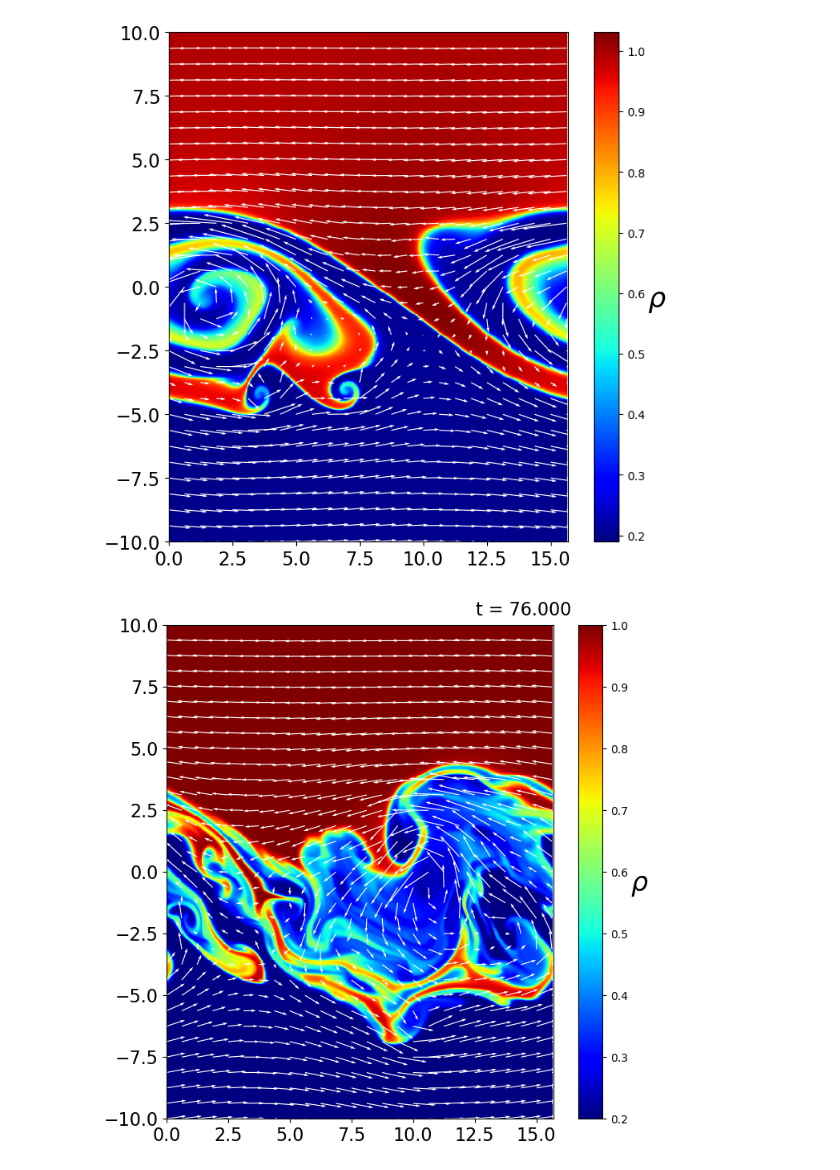
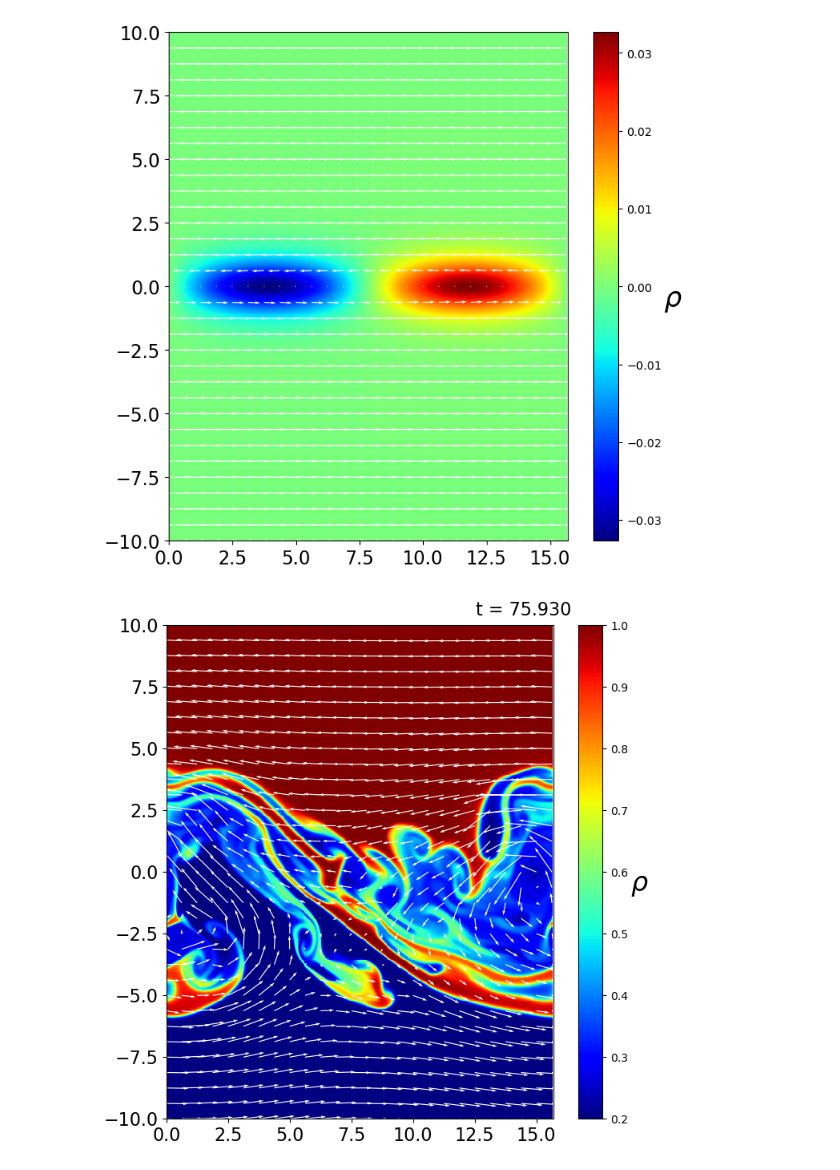
Before and after one commit to keita-akutagawa/IdealMHD_GPU, a Jupyter notebook: examples_2D/KH/KH.ipynb, the cells around one changed output. Saved outputs shown, nothing was run; the diff lists cells and outputs as text; code cells hidden in the pictures.

```diff
--- a/examples_2D/KH/KH.ipynb
+++ b/examples_2D/KH/KH.ipynb
@@ -24,38 +24,66 @@ CFL = 0.7
 x = np.arange(0.0, x_max - dx, dx)
 y = np.arange(-y_max, y_max, dy)
 X, Y = np.meshgrid(x, y)
+
+U = np.zeros([8, x.shape[0], y.shape[0]])
+rho_init = rho0 / 2.0 * ((1.0 - rr) * np.tanh(Y / shear_thickness) + 1.0 + rr).T
+u_init = -V0 / 2.0 * np.tanh(Y / shear_thickness).T
+v_init = 0.02 * V0 * (np.cos(2.0 * np.pi * X / x_max) / np.cosh(Y / shear_thickness)**2).T
+w_init = 0.0
+Bx_init = B0 / 2.0 * ((1.0 - br) * np.tanh(Y / shear_thickness) + 1.0 + br).T * np.cos(theta)
+By_init = 0.0
+Bz_init = B0 / 2.0 * ((1.0 - br) * np.tanh(Y / shear_thickness) + 1.0 + br).T * np.sin(theta)
+p_init = beta * (Bx_init**2 + By_init**2 + Bz_init**2) / 2.0
+U[0, :, :] = rho_init
+U[1, :, :] = rho_init * u_init
+U[2, :, :] = rho_init * v_init
+U[3, :, :] = rho_init * w_init
+U[4, :, :] = Bx_init
+U[5, :, :] = By_init
+U[6, :, :] = Bz_init
+U[7, :, :] = p_init/(gamma-1) + rho_init * (u_init**2 + v_init**2 + w_init**2)/2 + (Bx_init**2 + By_init**2 + Bz_init**2)/2
+
+F = np.zeros(U.shape)
+F_bar = np.zeros(F.shape)
+G = np.zeros(U.shape)
+G_bar = np.zeros(G.shape)
 # %%
 fig = plt.figure(figsize=(8, 8))
 ax1 = fig.add_subplot(111)
 
 #log = np.loadtxt("log_KH_highreso.txt", delimiter=',')
 dirname = "results_highreso"
-step = 23000
+step = 0
 filename = f"{dirname}/KH_{step}.bin"
 with open(filename, 'rb') as f:
     U = np.fromfile(f, dtype=np.float64)
 U = U.reshape(nx, ny, 8).T
 
 rho = U[0, :, :]
 u = U[1, :, :] / rho
 v = U[2, :, :] / rho
+w = U[3, :, :] / rho
+Bx = U[4, :, :]
+By = U[5, :, :]
+Bz = U[6, :, :]
+e = U[7, :, :]
 
-contour = ax1.pcolormesh(X, Y, rho, cmap='jet')
+contour = ax1.pcolormesh(X, Y, v, cmap='jet')
 cbar = plt.colorbar(contour, ax=ax1)
 cbar.set_label(r"$\rho$", fontsize=24, rotation=0, labelpad=10)
 
 quiver_interval = 20
 ax1.quiver(X[::quiver_interval, ::quiver_interval], Y[::quiver_interval, ::quiver_interval],
         u[::quiver_interval, ::quiver_interval], v[::quiver_interval, ::quiver_interval],
         scale=15, color='white')
 
 #ax1.text(0.8, 1.02, f"t = {log[int(step/100)][1]:.3f}", transform=ax1.transAxes, fontsize=16)
 ax1.tick_params(labelsize=16)
 ax1.set_xlim(0.0, x_max-dx)
 ax1.set_ylim(-y_max, y_max+1e-10)
 ax1.set_aspect('equal')
 # %% [output]
-[figure, old version]
+[figure, new version]
 # %%
 fig = plt.figure(figsize=(8, 8))
 ax1 = fig.add_subplot(111)
@@ -94,7 +122,7 @@ for step in range(0, total_steps+interval, interval):
     fig.savefig(f"pictures/{step}.png", dpi=200)
 
 
-filename = "KH_highreso_rho.mp4"
+filename = "KH_highreso2_rho.mp4"
 img = cv2.imread(f'./pictures/0.png')
 framesize = (img.shape[1], img.shape[0])
 fps = 10.0
@@ -106,4 +134,4 @@ for step in range(0, total_steps+interval, interval):
     video.write(img)
 video.release()
 # %% [output]
-[figure, old version]
+[figure, new version]
```
Also changed, not shown: 8 other files.
